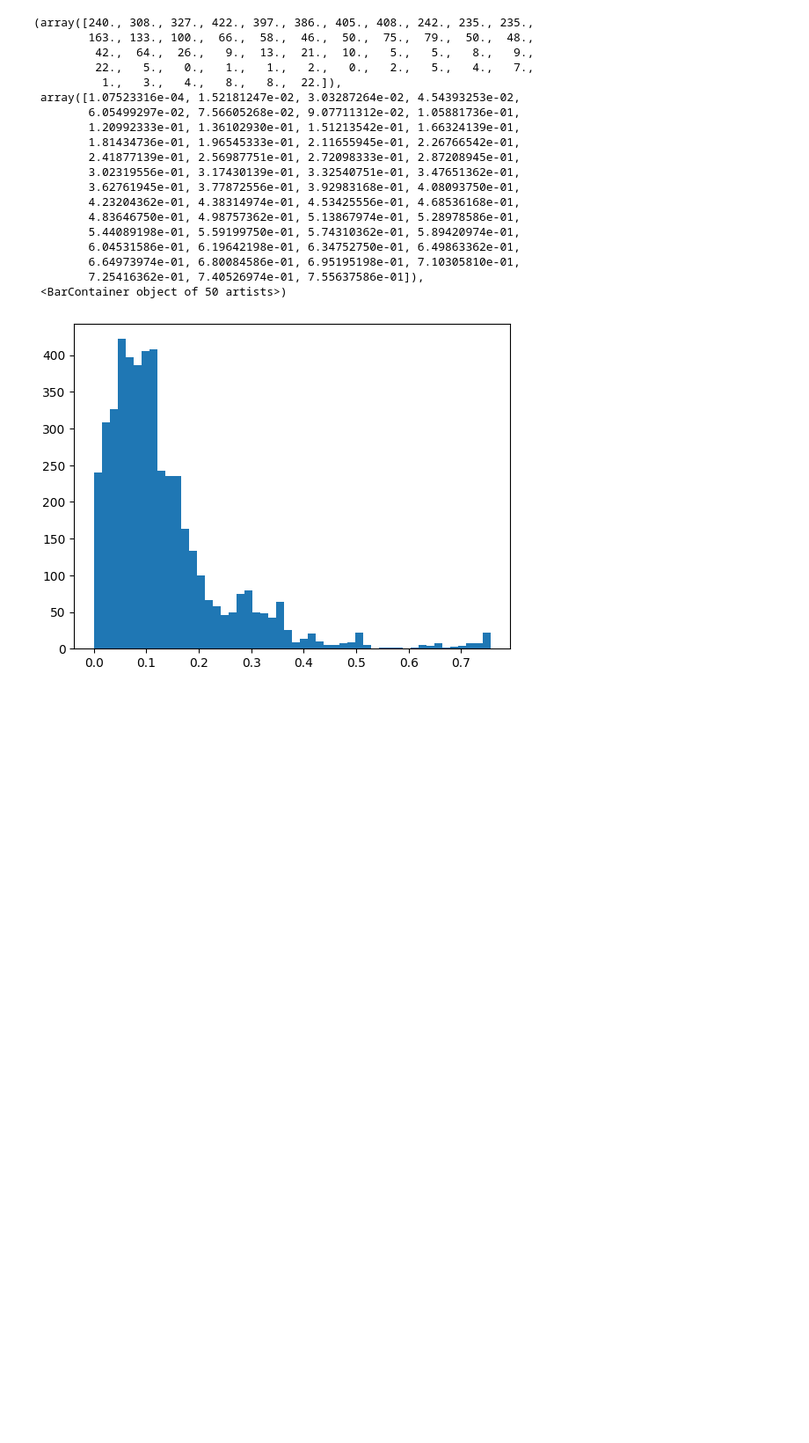
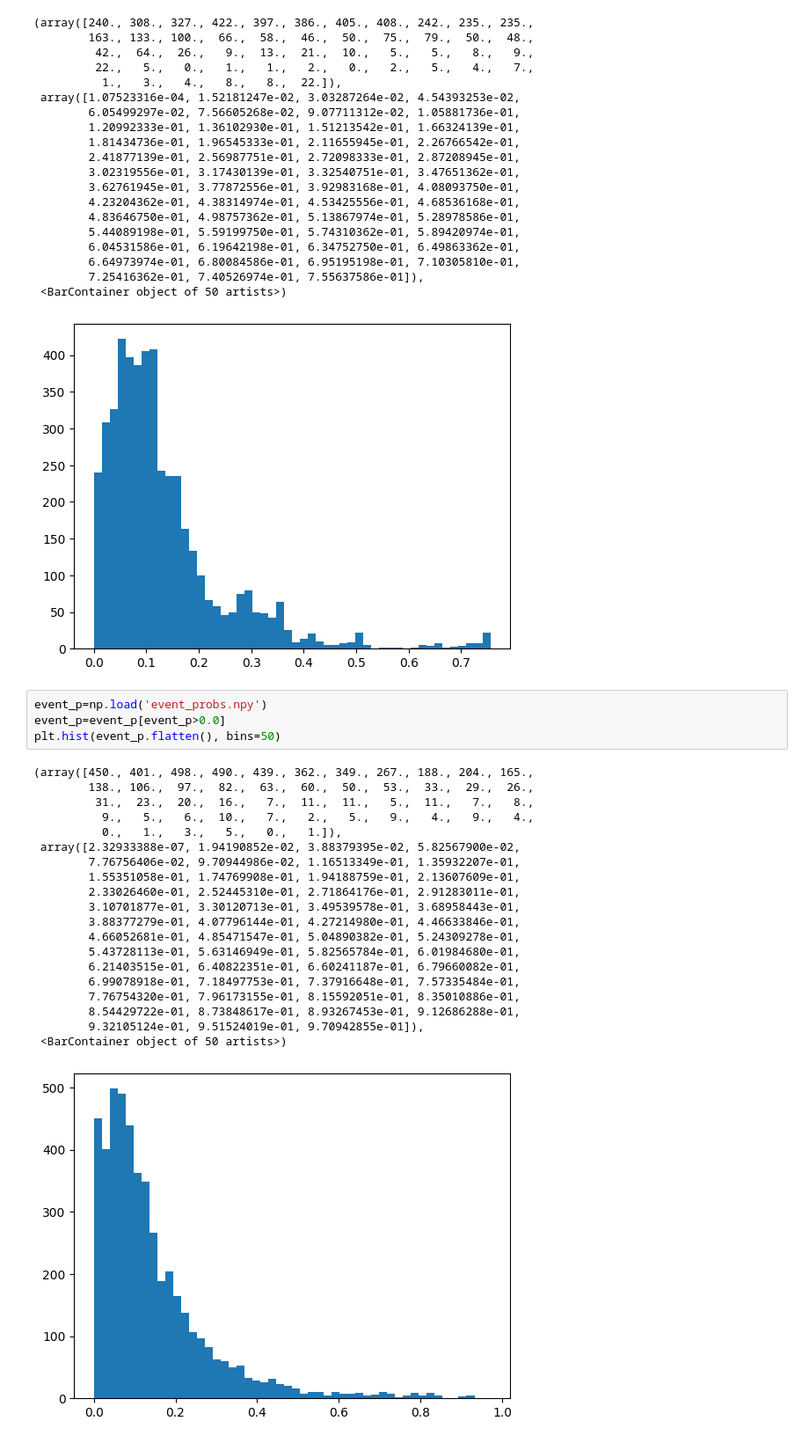
Before and after one commit to mariakesa/MouseViT, a Jupyter notebook: train_play2.ipynb, the cells around one changed output. Shown: that part at 88% size. Saved outputs shown, nothing was run; the diff lists cells and outputs as text; blank space fills up the shorter version.

```diff
--- a/train_play2.ipynb
+++ b/train_play2.ipynb
@@ -51,3 +51,28 @@ plt.hist(event_p.flatten(), bins=50)
         7.25416362e-01, 7.40526974e-01, 7.55637586e-01]),
  <BarContainer object of 50 artists>)
 [figure]
+# %%
+event_p=np.load('event_probs.npy')
+event_p=event_p[event_p>0.0]
+plt.hist(event_p.flatten(), bins=50)
+# %% [output]
+(array([450., 401., 498., 490., 439., 362., 349., 267., 188., 204., 165.,
+        138., 106.,  97.,  82.,  63.,  60.,  50.,  53.,  33.,  29.,  26.,
+         31.,  23.,  20.,  16.,   7.,  11.,  11.,   5.,  11.,   7.,   8.,
+          9.,   5.,   6.,  10.,   7.,   2.,   5.,   9.,   4.,   9.,   4.,
+          0.,   1.,   3.,   5.,   0.,   1.]),
+ array([2.32933388e-07, 1.94190852e-02, 3.88379395e-02, 5.82567900e-02,
+        7.76756406e-02, 9.70944986e-02, 1.16513349e-01, 1.35932207e-01,
+        1.55351058e-01, 1.74769908e-01, 1.94188759e-01, 2.13607609e-01,
+        2.33026460e-01, 2.52445310e-01, 2.71864176e-01, 2.91283011e-01,
+        3.10701877e-01, 3.30120713e-01, 3.49539578e-01, 3.68958443e-01,
+        3.88377279e-01, 4.07796144e-01, 4.27214980e-01, 4.46633846e-01,
+        4.66052681e-01, 4.85471547e-01, 5.04890382e-01, 5.24309278e-01,
+        5.43728113e-01, 5.63146949e-01, 5.82565784e-01, 6.01984680e-01,
+        6.21403515e-01, 6.40822351e-01, 6.60241187e-01, 6.79660082e-01,
+        6.99078918e-01, 7.18497753e-01, 7.37916648e-01, 7.57335484e-01,
+        7.76754320e-01, 7.96173155e-01, 8.15592051e-01, 8.35010886e-01,
+        8.54429722e-01, 8.73848617e-01, 8.93267453e-01, 9.12686288e-01,
+        9.32105124e-01, 9.51524019e-01, 9.70942855e-01]),
+ <BarContainer object of 50 artists>)
+[figure, added]
```
Also changed, not shown: parts of 3 cells of this notebook, 4 other files.
